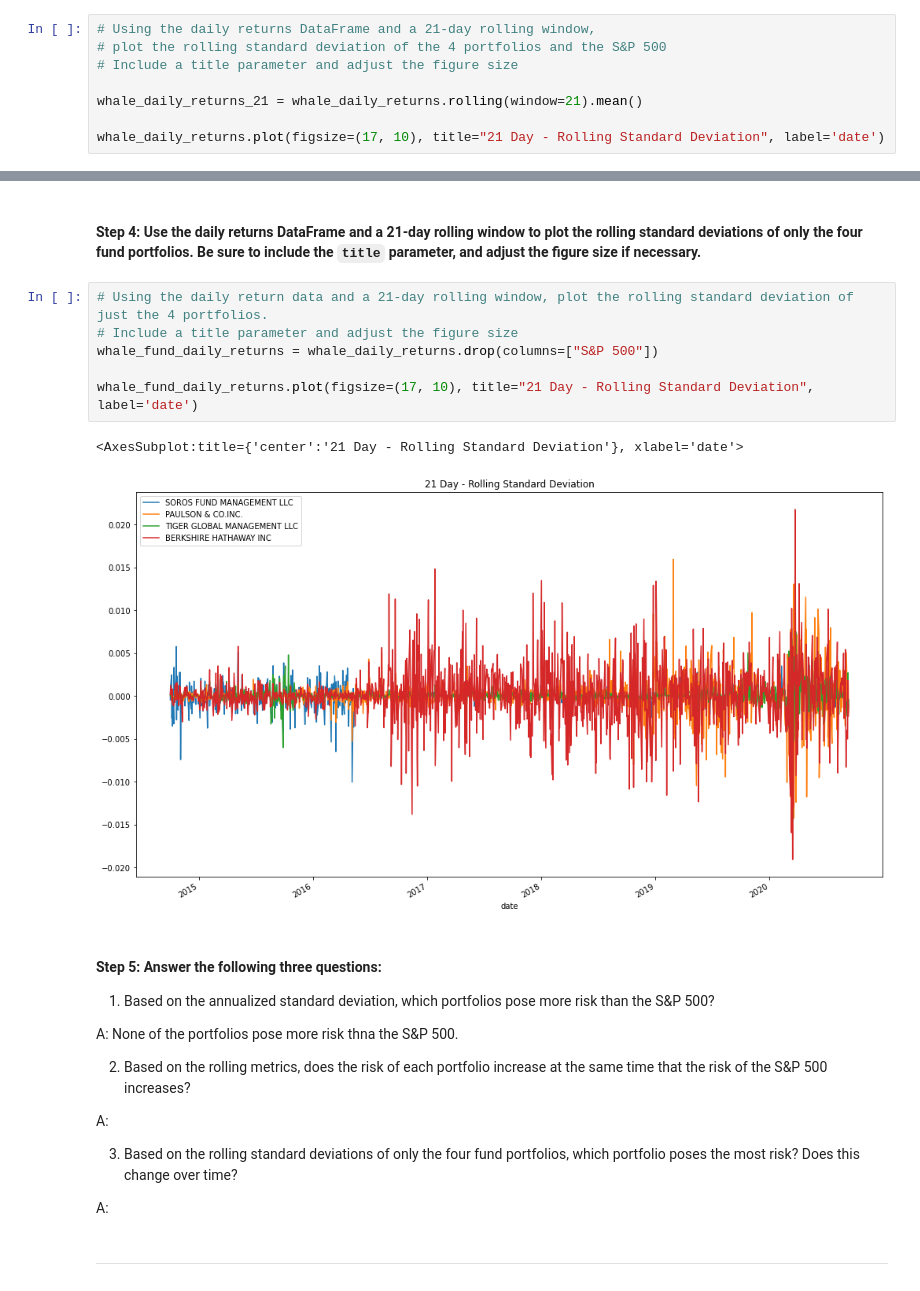
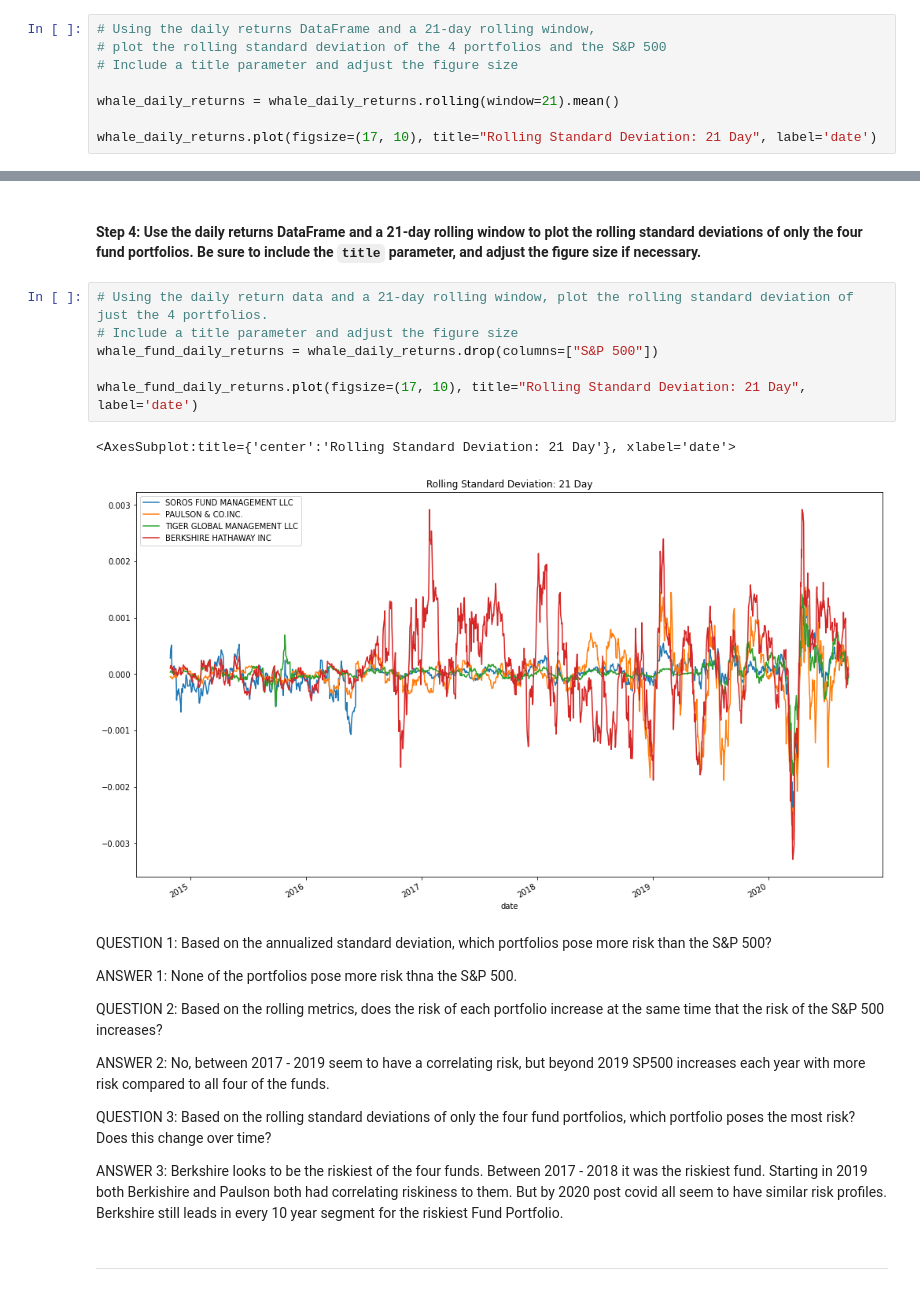
Before and after one commit to ScientiaCapital/Whale-Portfolio-Analysis, a Jupyter notebook: risk_return_analysis.ipynb, the cells around one changed output, grey strips where cells are left out. Saved outputs shown, nothing was run; the diff lists cells and outputs as text.

Commit message:
Update of file, edits and answers to questions

```diff
--- a/risk_return_analysis.ipynb
+++ b/risk_return_analysis.ipynb
@@ -305,7 +305,7 @@ dtype: float64
 # plot the rolling standard deviation of the 4 portfolios and the S&P 500
 # Include a title parameter and adjust the figure size
 
-whale_daily_returns_21 = whale_daily_returns.rolling(window=21).mean()
+whale_daily_returns = whale_daily_returns.rolling(window=21).mean()
 
-whale_daily_returns.plot(figsize=(17, 10), title="21 Day - Rolling Standard Deviation", label='date')
+whale_daily_returns.plot(figsize=(17, 10), title="Rolling Standard Deviation: 21 Day", label='date')
 # %% [output]
@@ -316,26 +316,24 @@ whale_daily_returns.plot(figsize=(17, 10), title="21 Day - Rolling Standard Devi
 # %%
 # Using the daily return data and a 21-day rolling window, plot the rolling standard deviation of just the 4 portfolios.
 # Include a title parameter and adjust the figure size
 whale_fund_daily_returns = whale_daily_returns.drop(columns=["S&P 500"])
 
-whale_fund_daily_returns.plot(figsize=(17, 10), title="21 Day - Rolling Standard Deviation", label='date')
+whale_fund_daily_returns.plot(figsize=(17, 10), title="Rolling Standard Deviation: 21 Day", label='date')
 # %% [output]
-<AxesSubplot:title={'center':'21 Day - Rolling Standard Deviation'}, xlabel='date'>
+<AxesSubplot:title={'center':'Rolling Standard Deviation: 21 Day'}, xlabel='date'>
-[figure, old version]
+[figure, new version]
 # %% [markdown]
-#### Step 5: Answer the following three questions:
+QUESTION 1: Based on the annualized standard deviation, which portfolios pose more risk than the S&P 500?
 
-1. Based on the annualized standard deviation, which portfolios pose more risk than the S&P 500?
+ANSWER 1: None of the portfolios pose more risk thna the S&P 500.
 
-A: None of the portfolios pose more risk thna the S&P 500.
+QUESTION 2: Based on the rolling metrics, does the risk of each portfolio increase at the same time that the risk of the S&P 500 increases?
 
-2. Based on the rolling metrics, does the risk of each portfolio increase at the same time that the risk of the S&P 500 increases?
+ANSWER 2: No, between 2017 - 2019 seem to have a correlating risk, but beyond 2019 SP500 increases each year with more risk compared to all four of the funds.
 
-A:
+QUESTION 3: Based on the rolling standard deviations of only the four fund portfolios, which portfolio poses the most risk? Does this change over time?
 
-3. Based on the rolling standard deviations of only the four fund portfolios, which portfolio poses the most risk? Does this change over time?
-
-A:
+ANSWER 3:  Berkshire looks to be the riskiest of the four funds.  Between 2017 - 2018 it was the riskiest fund.  Starting in 2019 both Berkishire and Paulson both had correlating riskiness to them.  But by 2020 post covid all seem to have similar risk profiles.  Berkshire still leads in every 10 year segment for the riskiest Fund Portfolio.
 # %% [markdown]
 ---
 # %% [markdown]
```
Also changed, not shown: parts of 18 cells of this notebook.
